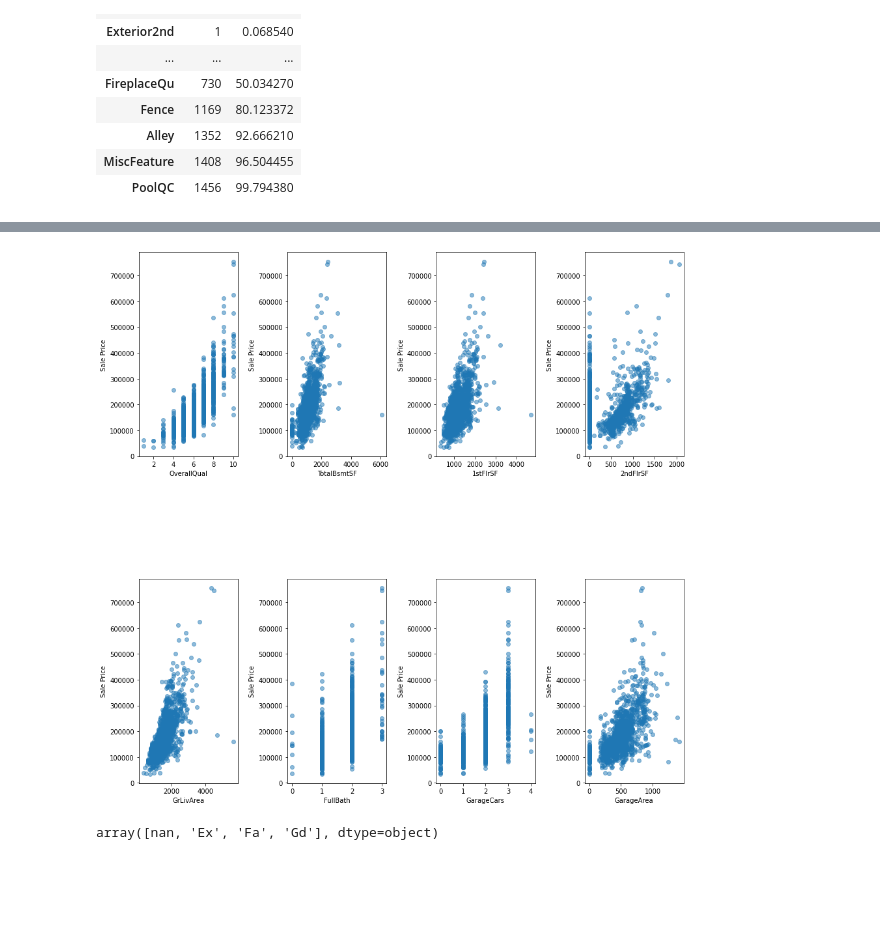
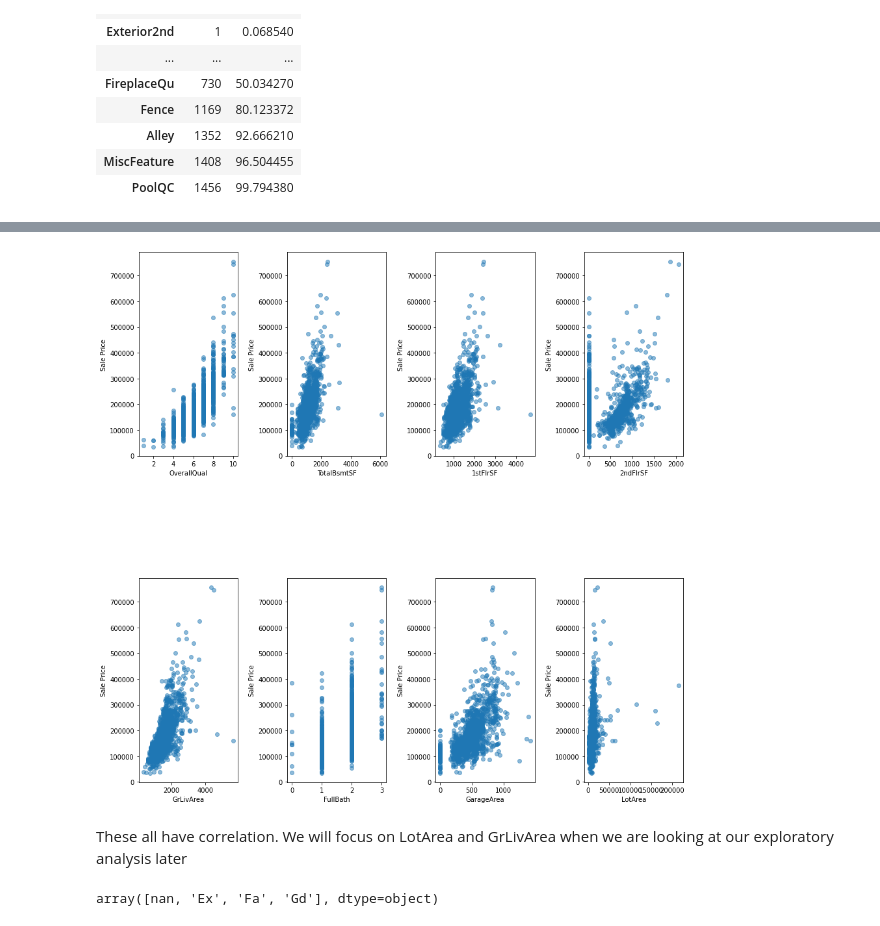
Before and after one commit to ronsperber/Real-Estate-Pricing, a Jupyter notebook: realestateprice.ipynb, the cells around one changed output, grey strips where cells are left out. Drawn from its saved outputs; the diff is of its cells as text; code cells hidden in the pictures; blank space fills up the shorter version.

```diff
--- a/realestateprice.ipynb
+++ b/realestateprice.ipynb
@@ -49,6 +52,12 @@ train.head()
 | 3 | 4 | 70 | RL | 60.0 | 9550 | Pave | NaN | IR1 | Lvl | ... |
 | 4 | 5 | 60 | RL | 84.0 | 14260 | Pave | NaN | IR1 | Lvl | ... |
 5 rows × 81 columns
+# %%
+#First thing we can do is strip away the ID. It won't be used in analysis. We can save the ID in a column for adding back later if needed
+train_ids=train.Id
+test_ids=test.Id
+train=train.drop(columns="Id")
+test=test.drop(columns="Id")
 # %%
 test.columns
 # %% [output]
@@ -204,10 +196,13 @@ def scatterplots(dataframe,columns, ncol=None, figsize=(15, 8)):
     for empty in range(i+1, nsubplots):
         axes.flatten()[empty].set_visible(False)
 # %%
-features=["OverallQual","TotalBsmtSF","1stFlrSF","2ndFlrSF","GrLivArea","FullBath","GarageCars","GarageArea"]
+#We take some of the features that appeared to correlate well with sale price and look at the scatter plots vs price
+features=["OverallQual","TotalBsmtSF","1stFlrSF","2ndFlrSF","GrLivArea","FullBath","GarageArea","LotArea"]
 scatterplots(train,features, ncol=4, figsize=(15, 15))
 # %% [output]
-[figure, old version]
+[figure, new version]
+# %% [markdown]
+These all have correlation. We will focus on LotArea and GrLivArea when we are looking at our exploratory analysis later
 # %%
 train.PoolQC.unique()
 # %% [output]
```
Also changed, not shown: parts of 149 cells of this notebook.
